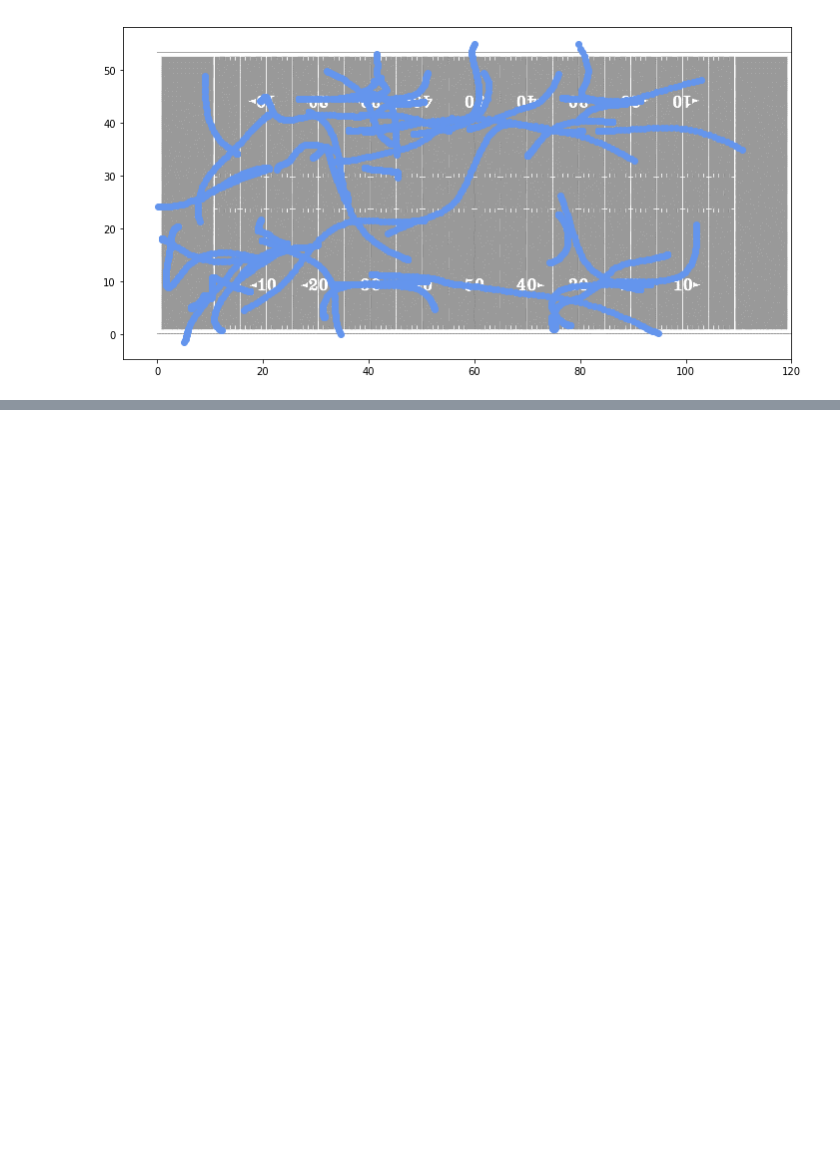
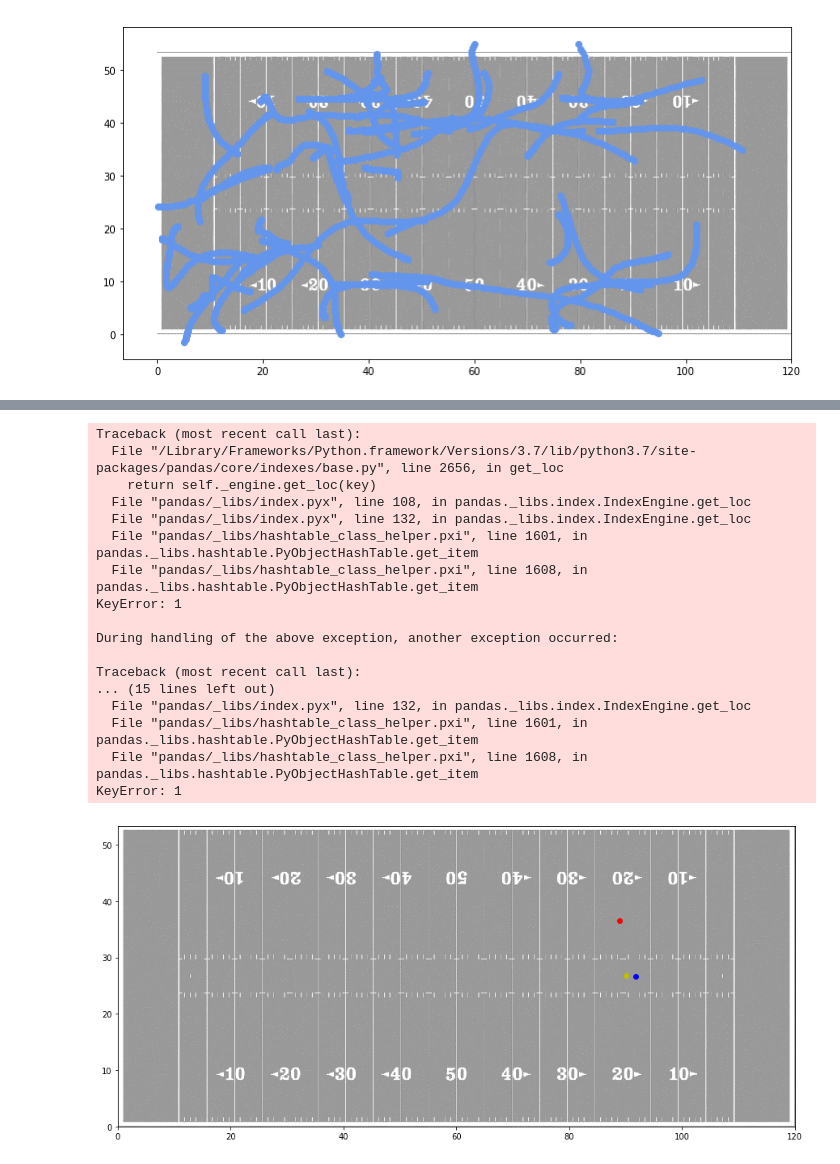
Before and after one commit to sidthakur08/nfl-big-data-bowl-2021, a Jupyter notebook: explore.ipynb, the cells around one changed output, grey strips where cells are left out. Cells and saved outputs as stored; diff of their text form; code cells hidden in the pictures; blank space fills up the shorter version.

Commit message:
updated with animation construction

```diff
--- a/explore.ipynb
+++ b/explore.ipynb
@@ -287,0 +294,62 @@ list_frames[1]
+# %%
+fig,ax = mviz.plot_pitch()
+d, = ax.plot(literal_eval(tracking_home.iloc[0]['home_players_x_coord']), literal_eval(tracking_home.iloc[0]['home_players_y_coord']), 'bo')
+e, = ax.plot(literal_eval(tracking_away.iloc[0]['away_players_x_coord']), literal_eval(tracking_away.iloc[0]['away_players_y_coord']), 'wo')
+f, = ax.plot(tracking_home.iloc[0]['ball_x'], tracking_home.iloc[0]['ball_y'], 'ro')
+time = ax.text(30, 34.5,"Hello", fontsize=15)
+score = ax.text(-36, 34.5, "Blue 0 - 0 White", fontsize=15)
+commentary = ax.text(-9, -36.5, "Commentary", fontsize=10)
+def animate(i):
+    d.set_data(literal_eval(tracking_home.iloc[i]['home_players_x_coord']), literal_eval(tracking_home.iloc[i]['home_players_y_coord']))
+    e.set_data(literal_eval(tracking_away.iloc[i]['away_players_x_coord']), literal_eval(tracking_away.iloc[i]['away_players_y_coord']))
+    f.set_data(tracking_home.iloc[i]['ball_x'], tracking_home.iloc[i]['ball_y'])
+    time.set_text("{0:0=2d}".format(floor(tracking_home.iloc[i]['Time [s]']/60)) + ":" + "{0:0=2d}".format(floor(tracking_home.iloc[i]['Time [s]']%60)))
+    try:
+        x = events_df[events_df['Start Frame']==i].index.values[0]
+        commentary.set_text("{}".format(events_df.iloc[x]['From']) + " " + "{}".format(events_df.iloc[x]['Subtype']) + " " + "{}".format(events_df.iloc[x]['To']))
+    except:
+        pass
+    score.set_text("Blue {0} - {1} White".format(tracking_home.iloc[i]['home_score'], tracking_home.iloc[i]['away_score']))
+    return d, e, f,
+
+animationhi = animation.FuncAnimation(fig, animate, frames = range(11641, 13801), interval = 40)
+plt.show()
+# %%
+anim_fig,anim_ax = plt.subplots(figsize=(15,10))
+img = plt.imread('football_field_grayscale.png')
+anim_ax.imshow(img,extent=[0,120,0,53.34])
+
+for f in track_play1['frames']:
+    print(f)
+
+h, = anim_ax.plot(track_play1_home.iloc[0]['x'],track_play1_home.iloc[0]['y'],'ro')
+a, = anim_ax.plot(track_play1_away.iloc[0]['x'],track_play1_away.iloc[0]['y'],'bo')
+f, = anim_ax.plot(track_play1_football.iloc[0]['x'],track_play1_football.iloc[0]['y'],'yo')
+
+def animate(i):
+    h.set_data(track_play1_home.iloc[i]['x'],track_play1_home[i]['y'],'ro')
+    a.set_data(track_play1_away.iloc[i]['x'],track_play1_away[i]['y'],'bo')
+    f.set_data(track_play1_football.iloc[i]['x'],track_play1_football[i]['y'],'yo')
+
+    return h,a,f,
+animation_gif = animation.FuncAnimation(anim_fig,animate,frames=range(1,827))
+plt.show()
+# %% [output]
+Traceback (most recent call last):
+  File "/Library/Frameworks/Python.framework/Versions/3.7/lib/python3.7/site-packages/pandas/core/indexes/base.py", line 2656, in get_loc
+    return self._engine.get_loc(key)
+  File "pandas/_libs/index.pyx", line 108, in pandas._libs.index.IndexEngine.get_loc
+  File "pandas/_libs/index.pyx", line 132, in pandas._libs.index.IndexEngine.get_loc
+  File "pandas/_libs/hashtable_class_helper.pxi", line 1601, in pandas._libs.hashtable.PyObjectHashTable.get_item
+  File "pandas/_libs/hashtable_class_helper.pxi", line 1608, in pandas._libs.hashtable.PyObjectHashTable.get_item
+KeyError: 1
+
+During handling of the above exception, another exception occurred:
+
+Traceback (most recent call last):
+... (15 lines left out)
+  File "pandas/_libs/index.pyx", line 132, in pandas._libs.index.IndexEngine.get_loc
+  File "pandas/_libs/hashtable_class_helper.pxi", line 1601, in pandas._libs.hashtable.PyObjectHashTable.get_item
+  File "pandas/_libs/hashtable_class_helper.pxi", line 1608, in pandas._libs.hashtable.PyObjectHashTable.get_item
+KeyError: 1
+[figure, added]
```
Also changed, not shown: parts of 10 cells of this notebook.
